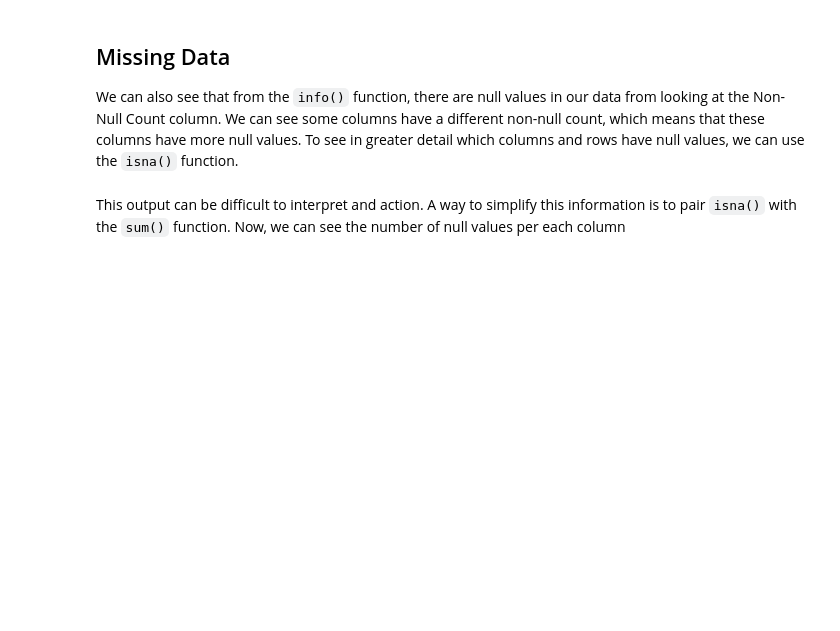
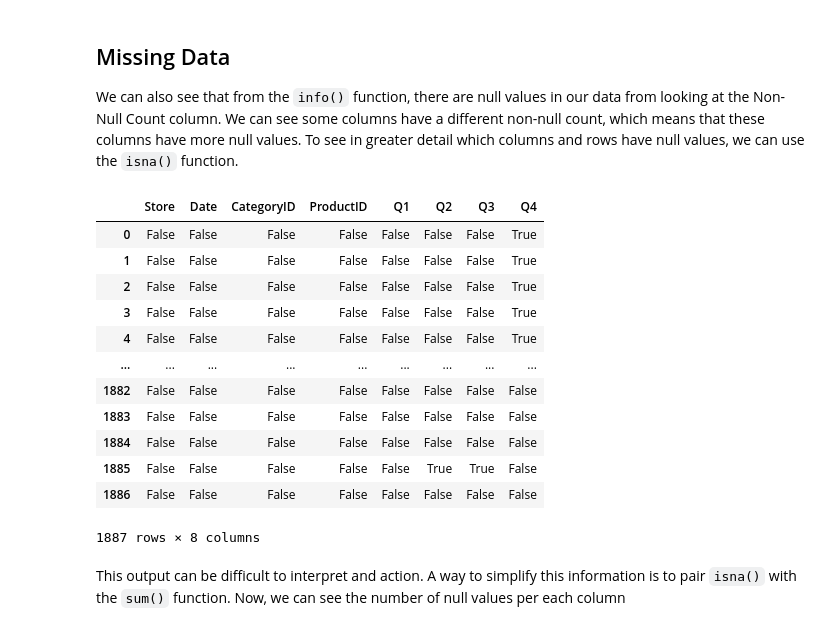
Before and after one commit to evolution-srs/python-and-git-practice, a Jupyter notebook: cfi-practical-data Science-for-data-analysts/python_fundamentals/C2 - Loading & Cleaning Data/1 - Start/3 - Cleaning Data.ipynb, the cells around one changed output. Saved outputs shown, nothing was run; the diff lists cells and outputs as text; code cells hidden in the pictures; blank space fills up the shorter version.

```diff
--- a/cfi-practical-data Science-for-data-analysts/python_fundamentals/C2 - Loading & Cleaning Data/1 - Start/3 - Cleaning Data.ipynb
+++ b/cfi-practical-data Science-for-data-analysts/python_fundamentals/C2 - Loading & Cleaning Data/1 - Start/3 - Cleaning Data.ipynb
@@ -37,5 +77,21 @@ We can first start by seeing that the `Date` column is an `object` type, whereas
 ## Missing Data
 
 We can also see that from the `info()` function, there are null values in our data from looking at the Non-Null Count column. We can see some columns have a different non-null count, which means that these columns have more null values. To see in greater detail which columns and rows have null values, we can use the `isna()` function.
+# %%
+dataframe_3.isna()
+# %% [output]
+|  | Store | Date | CategoryID | ProductID | Q1 | Q2 | Q3 | Q4 |
+| 0 | False | False | False | False | False | False | False | True |
+| 1 | False | False | False | False | False | False | False | True |
+| 2 | False | False | False | False | False | False | False | True |
+| 3 | False | False | False | False | False | False | False | True |
+| 4 | False | False | False | False | False | False | False | True |
+| ... | ... | ... | ... | ... | ... | ... | ... | ... |
+| 1882 | False | False | False | False | False | False | False | False |
+| 1883 | False | False | False | False | False | False | False | False |
+| 1884 | False | False | False | False | False | False | False | False |
+| 1885 | False | False | False | False | False | True | True | False |
+| 1886 | False | False | False | False | False | False | False | False |
+1887 rows × 8 columns
 # %% [markdown]
 This output can be difficult to interpret and action. A way to simplify this information is to pair `isna()` with the `sum()` function. Now, we can see the number of null values per each column
```
Also changed, not shown: parts of 17 cells of this notebook, 1 other file.
